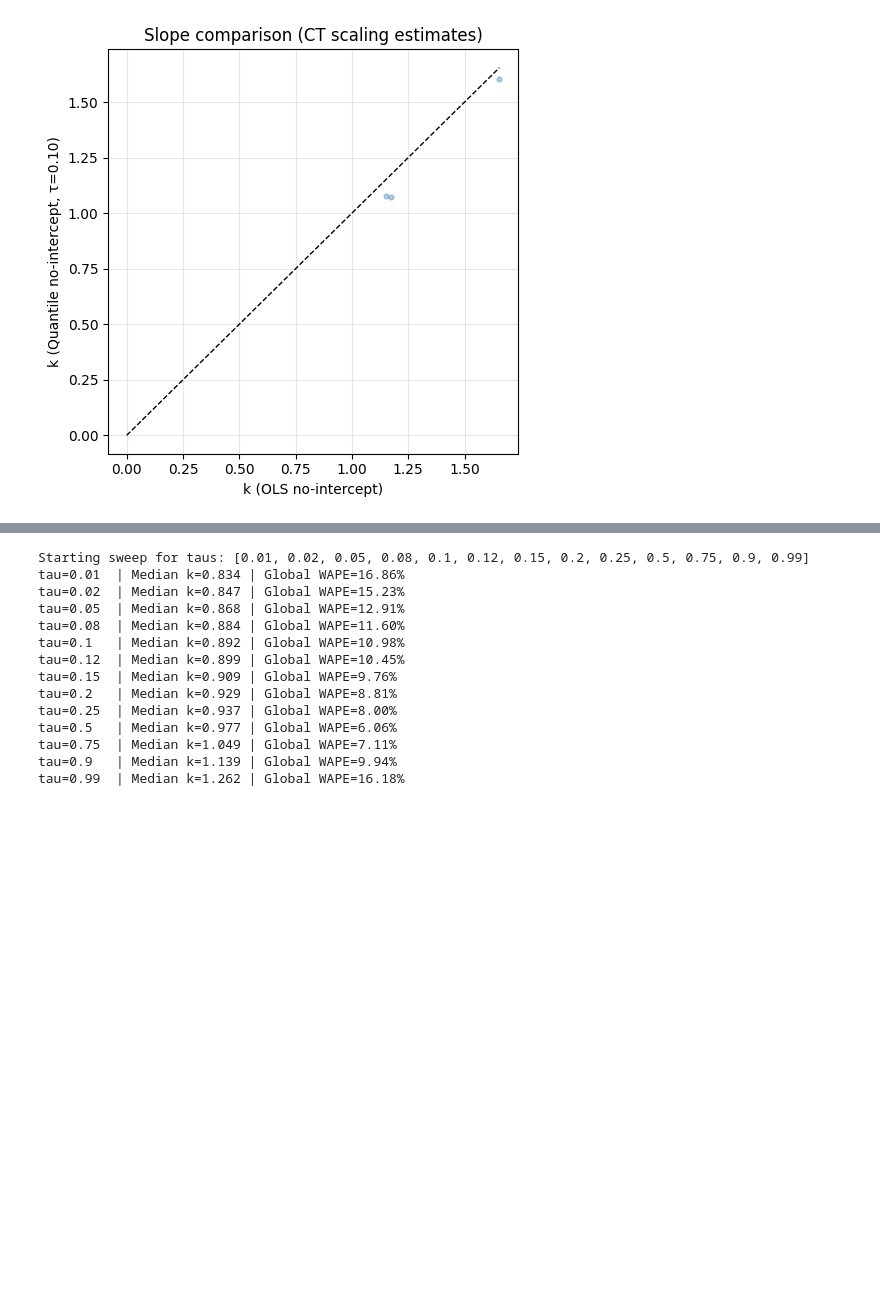
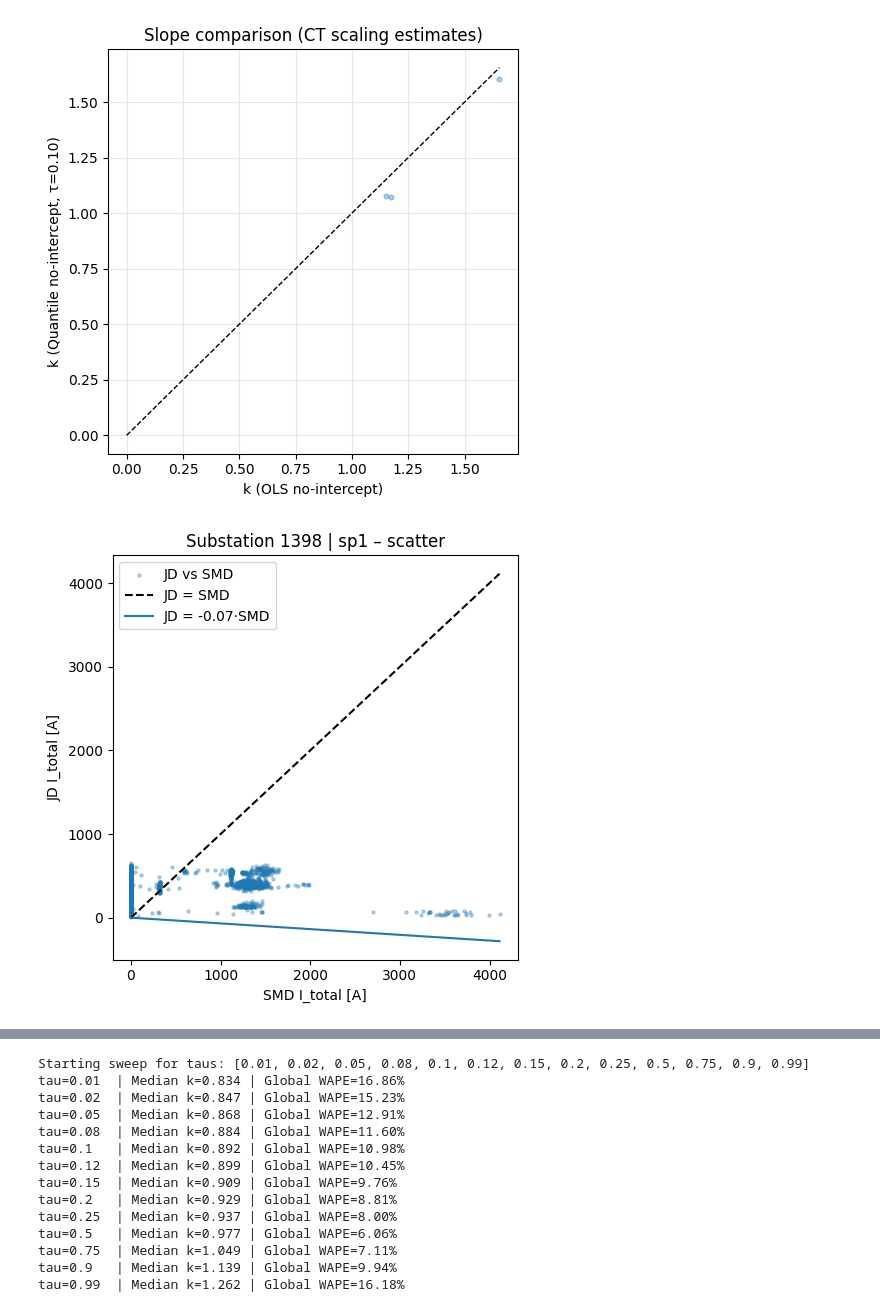
Before and after one commit to MindisBlank/Jasonaq_thesis, a Jupyter notebook: notebooks/ct_ratio_issue.ipynb, the cells around one changed output, grey strips where cells are left out. Drawn from its saved outputs; the diff is of its cells as text; code cells hidden in the pictures; blank space fills up the shorter version.

```diff
--- a/notebooks/ct_ratio_issue.ipynb
+++ b/notebooks/ct_ratio_issue.ipynb
@@ -1797,23 +1799,25 @@ Eval groups: 3
 # %%
 # This code block is for computing diagnostics and plotting and showing that the CT scaling is issue that is causing the diffences between the two datasets.
 #################################################################################################################
 df_computed = compute_ct_diagnostics(df_merged)
 substation_id = 1398
 transformer = "sp1"  # or "sp2"
 
-# alpha = df_computed.loc[
-#     (df_computed["substation_id"] == substation_id) &
-#     (df_computed["transformer"] == transformer),
-#     "alpha_ls"
-# ].values[0]
+alpha = df_computed.loc[
+    (df_computed["substation_id"] == substation_id) &
+    (df_computed["transformer"] == transformer),
+    "alpha_ls"
+].values[0]
 
-# plot_substation_scatter(
-#     merged=df_merged,
-#     sid=substation_id,
-#     transformer=transformer,
-#     alpha=alpha,
-# )
+plot_substation_scatter(
+    merged=df_merged,
+    sid=substation_id,
+    transformer=transformer,
+    alpha=alpha,
+)
 #################################################################################################################
+# %% [output]
+[figure, added]
 # %%
 import matplotlib.pyplot as plt
 import math
```
Also changed, not shown: parts of 7 cells of this notebook, 13 other files.
